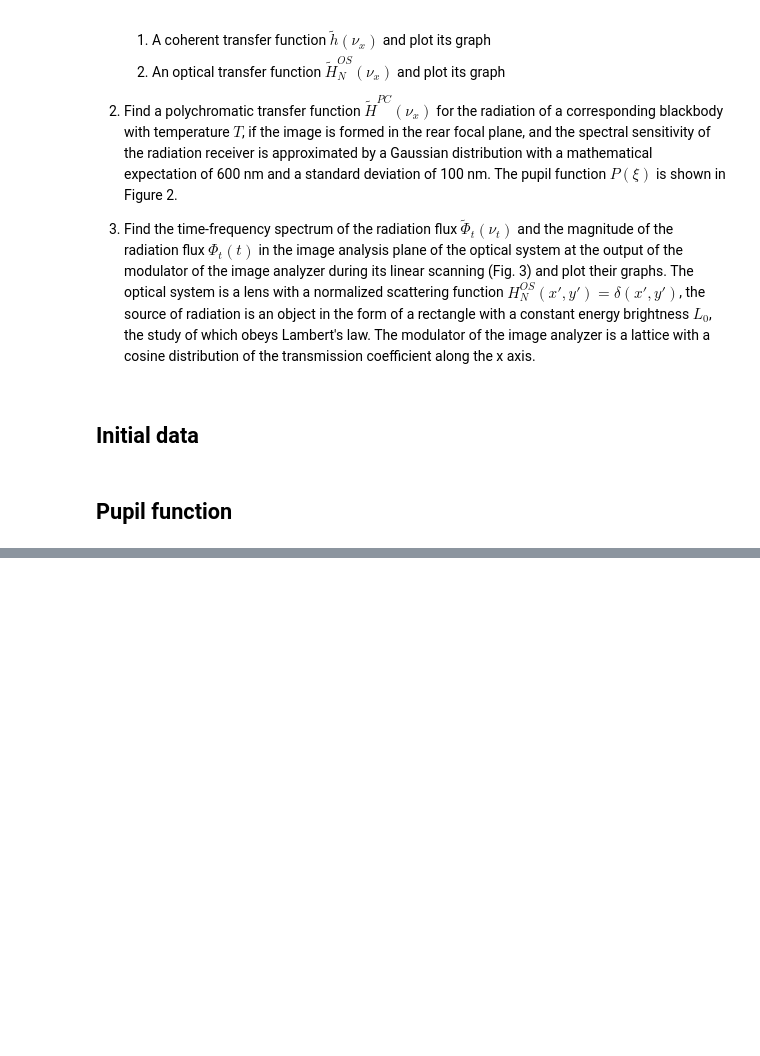
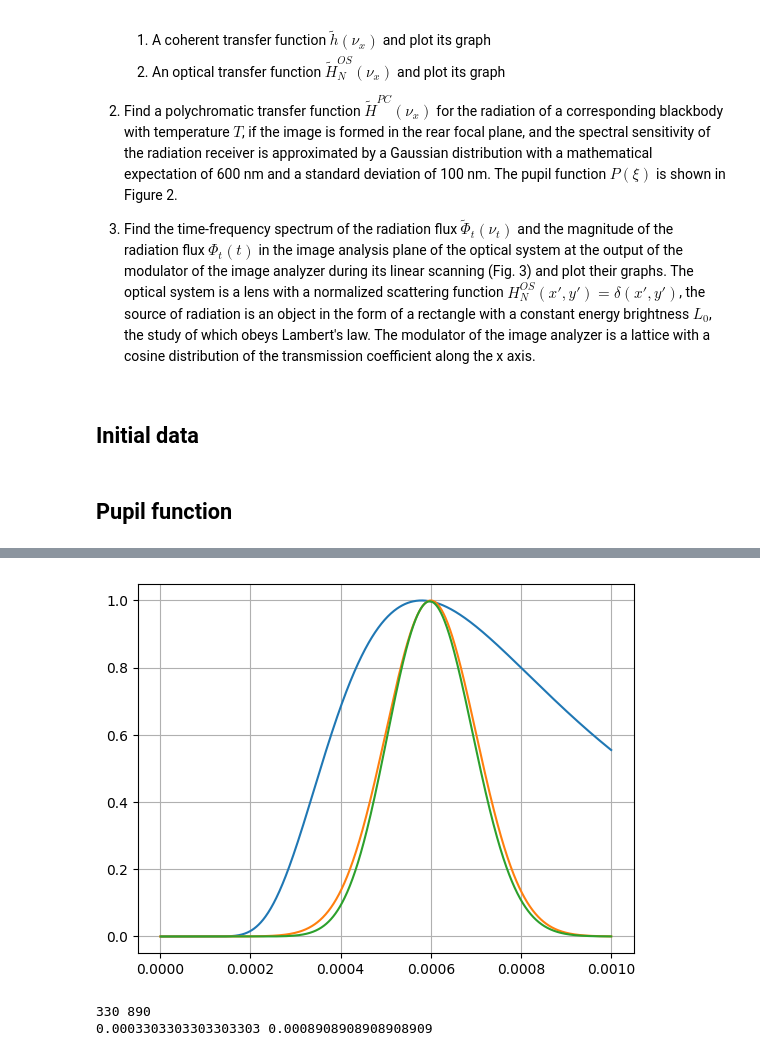
Before and after one commit to BrokenVoodooDoll/optoelectronic-systems-theory-assignment, a Jupyter notebook: assignment.ipynb, the cells around one changed output, grey strips where cells are left out. Drawn from its saved outputs; the diff is of its cells as text; code cells hidden in the pictures; blank space fills up the shorter version.

```diff
--- a/assignment.ipynb
+++ b/assignment.ipynb
@@ -51,0 +73,41 @@ plt.show()
+# %%
+def sensitivity_n(wavelength):
+    return np.exp(-(wavelength - mu) ** 2 / (2 * sigma ** 2))
+
+def luminance(wavelength):
+    c = constants.c * 1e3 # mm
+    numerator = 4 * (c ** 2) * constants.hbar
+    exp = np.exp((2 * np.pi * constants.hbar * c) / (wavelength * constants.k * T))
+    denominator = (wavelength ** 5) * (exp - 1)
+
+    return numerator / denominator
+
+def luminance_n(wavelength):
+    return luminance(wavelength) / luminance(wavelength_peak)
+# %%
+wv = np.linspace(0, 1e-3, 1000)
+
+S = sensitivity_n(wv)
+L = luminance_n(wv)
+
+plt.figure()
+plt.plot(wv, L)
+plt.plot(wv, S)
+plt.plot(wv, S * L)
+plt.grid()
+plt.show()
+# %% [output]
+[figure, added]
+# %%
+spectrum = S * L
+start_index = np.argmax(spectrum >= 0.01)
+end_index = len(spectrum) - np.argmax(spectrum[::-1] >= 0.01)
+
+start_wavelength = wv[start_index]
+end_wavelength = wv[end_index]
+
+print(start_index, end_index)
+print(start_wavelength, end_wavelength)
+# %% [output]
+330 890
+0.0003303303303303303 0.0008908908908908909
```
Also changed, not shown: parts of 14 cells of this notebook.
